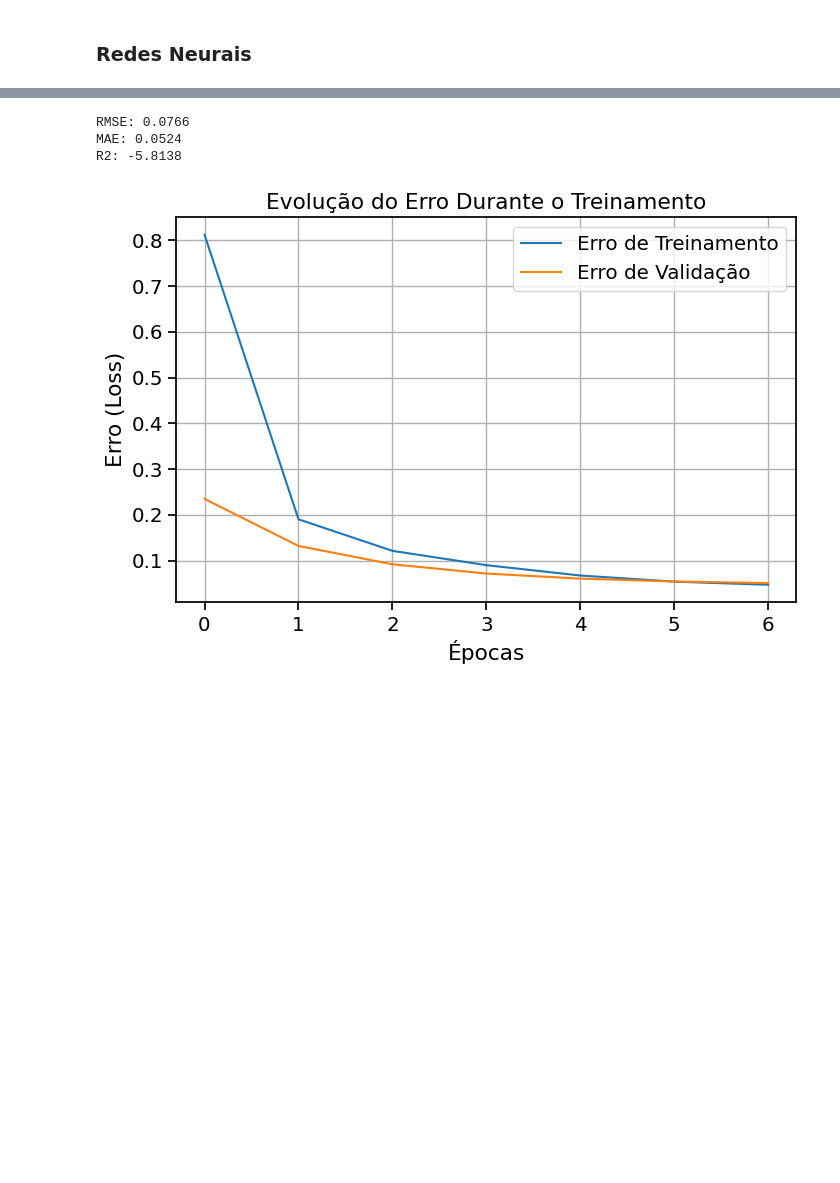
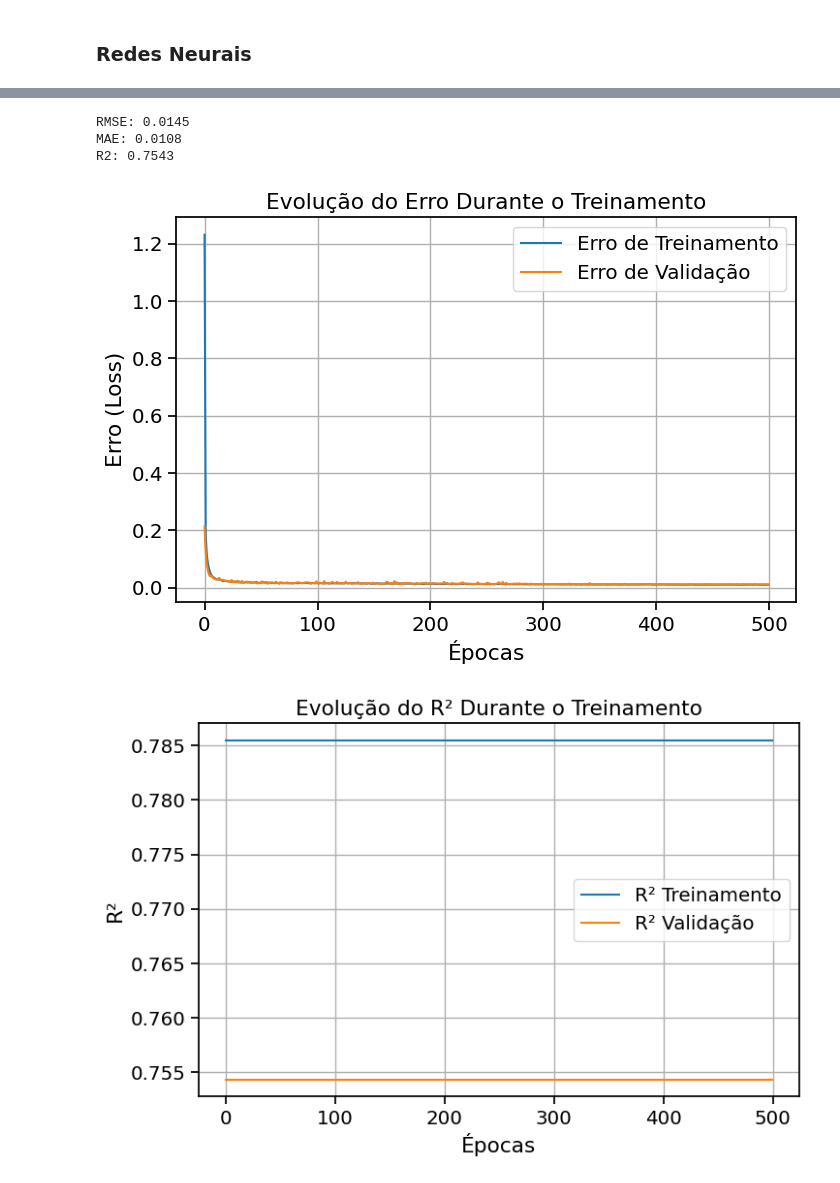
Before and after one commit to t-dlsantos/house-rent-regression-prediction, a Jupyter notebook: house-rent-regression.ipynb, the cells around one changed output, grey strips where cells are left out. Drawn from its saved outputs; the diff is of its cells as text; code cells hidden in the pictures; blank space fills up the shorter version.

Commit message:
fix: adjustment to number of epochs neural network model

```diff
--- a/house-rent-regression.ipynb
+++ b/house-rent-regression.ipynb
@@ -606,6 +606,28 @@ R2: 0.7474
 ### Redes Neurais
 # %%
 # Treinando Modelo
+
+class R2History(tf.keras.callbacks.Callback):
+    def on_train_begin(self, logs=None):
+        self.r2 = []
+        self.val_r2 = []
+
+    def on_epoch_end(self, epoch, logs=None):
+        # predições com os pesos daquela época
+        y_tr_pred = self.model.predict(X_train, verbose=0)
+        y_val_pred = self.model.predict(X_test, verbose=0)
+
+        # calcular r2
+        r2_tr = r2_score(y_train, y_tr_pred)
+        r2_v = r2_score(y_test, y_val_pred)
+
+        self.r2.append(r2_tr)
+        self.val_r2.append(r2_v)
+
+        # opcional: adicionar ao logs (fica disponível em history.history se quiser)
+        if logs is not None:
+            logs['r2'] = r2_tr
+            logs['val_r2'] = r2_v
 
 rdnr_model = keras.Sequential([
     layers.Dense(23, activation='relu'),
@@ -619,7 +641,7 @@ rdnr_model.compile(optimizer=tf.keras.optimizers.Adam(),
 
 rdnr_model_history = rdnr_model.fit(
     X_train, y_train,
-    epochs=7,
+    epochs=500,
     validation_split = 0.2,
     batch_size=16,
     verbose=0,
@@ -631,28 +653,49 @@ rdnr_pred=rdnr_model.predict(X_test)
 # %%
 #  Avaliação do Modelo
 
 test_loss = rdnr_model.evaluate(X_test, y_test, verbose=0)
 rmse_result = np.sqrt(mean_squared_error(y_test, rdnr_pred))
 mae_result = mean_absolute_error(y_test, rdnr_pred)
 r2_result = r2_score(y_test, rdnr_pred)
 
 print(f'RMSE: {rmse_result:.4f}')
 print(f'MAE: {mae_result:.4f}')
 print(f'R2: {r2_result:.4f}')
 
 # Plot epochs
 df_history = pd.DataFrame(rdnr_model_history.history)
 plt.figure(figsize=(8,5))
 plt.plot(df_history['loss'], label='Erro de Treinamento')
 plt.plot(df_history['val_loss'], label='Erro de Validação')
 plt.xlabel('Épocas')
 plt.ylabel('Erro (Loss)')
 plt.title('Evolução do Erro Durante o Treinamento')
 plt.legend()
 plt.grid(True)
 plt.show()
+
+r2_train = []
+r2_val = []
+
+for epoch in range(len(df_history)):
+    y_train_pred = rdnr_model.predict(X_train, verbose=0)
+    y_val_pred = rdnr_model.predict(X_test, verbose=0)
+
+    r2_train.append(r2_score(y_train, y_train_pred))
+    r2_val.append(r2_score(y_test, y_val_pred))
+
+plt.figure(figsize=(8,5))
+plt.plot(r2_train, label='R² Treinamento')
+plt.plot(r2_val, label='R² Validação')
+plt.xlabel('Épocas')
+plt.ylabel('R²')
+plt.title('Evolução do R² Durante o Treinamento')
+plt.legend()
+plt.grid(True)
+plt.show()
 # %% [output]
-RMSE: 0.0766
-MAE: 0.0524
-R2: -5.8138
+RMSE: 0.0145
+MAE: 0.0108
+R2: 0.7543
-[figure, old version]
+[figure, new version]
+[figure, added]
```
Also changed, not shown: parts of 7 cells of this notebook.
